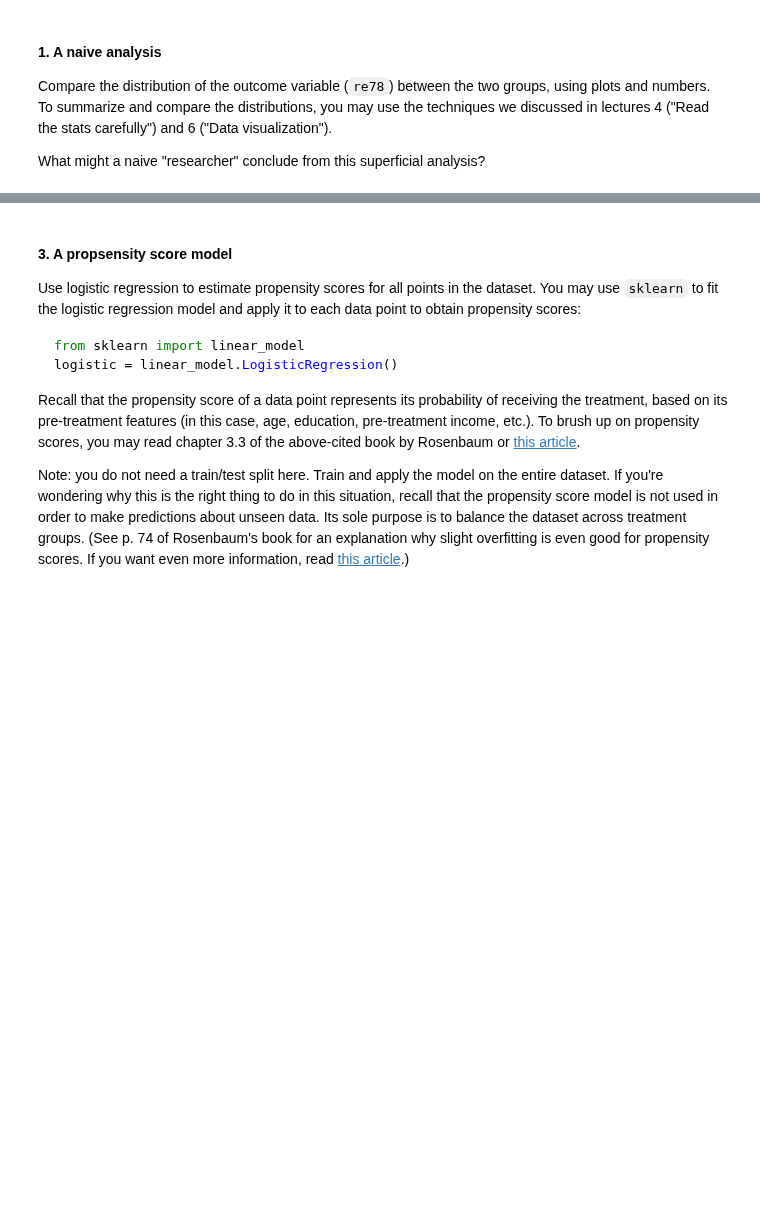
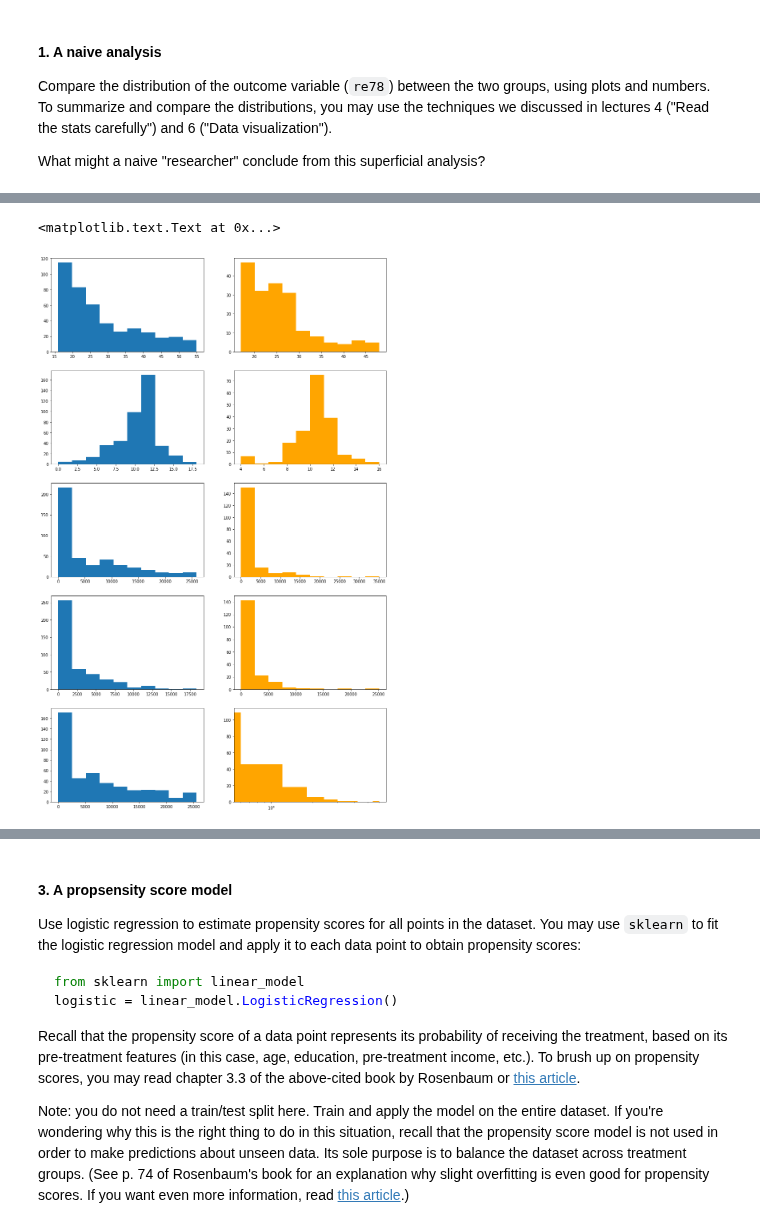
Before and after one commit to Piloumpicou/ADA-Unexpected-Match, a Jupyter notebook: 04 - Applied ML/Homework 4.ipynb, the cells around one changed output, grey strips where cells are left out. Cells and saved outputs as stored; diff of their text form; code cells hidden in the pictures; blank space fills up the shorter version.

```diff
--- a/04 - Applied ML/Homework 4.ipynb
+++ b/04 - Applied ML/Homework 4.ipynb
@@ -66,7 +68,7 @@ To summarize and compare the distributions, you may use the techniques we discus
 
 What might a naive "researcher" conclude from this superficial analysis?
 # %%
-data_treat = data.loc[data['treat'] == 1].re78
-data_notreat = data.loc[data['treat'] == 0].re78
+data_treat = data.loc[data['treat'] == 1]
+data_notreat = data.loc[data['treat'] == 0]
 data_treat.shape, data_notreat.shape, data.shape
 # %% [output]
@@ -122,0 +157,17 @@ data.describe()
+# %%
+#attributes = data.columns[1:]
+attributes = ['age', 'educ', 're74', 're75','re78']
+s = len(attributes)
+
+fig, ax = plt.subplots(s,2, figsize=(15,25))
+
+for e,a in enumerate(attributes):
+    ax[e][0].hist(data_notreat[a])
+    ax[e][0].set_title('')
+    ax[e][1].hist(data_treat[a], color='orange')
+
+ax1[0].set_title('Treated group : ')
+ax2[1].set_title('Control group : ')
+# %% [output]
+<matplotlib.text.Text at 0x...>
+[figure, added]
```
Also changed, not shown: parts of 16 cells of this notebook.
